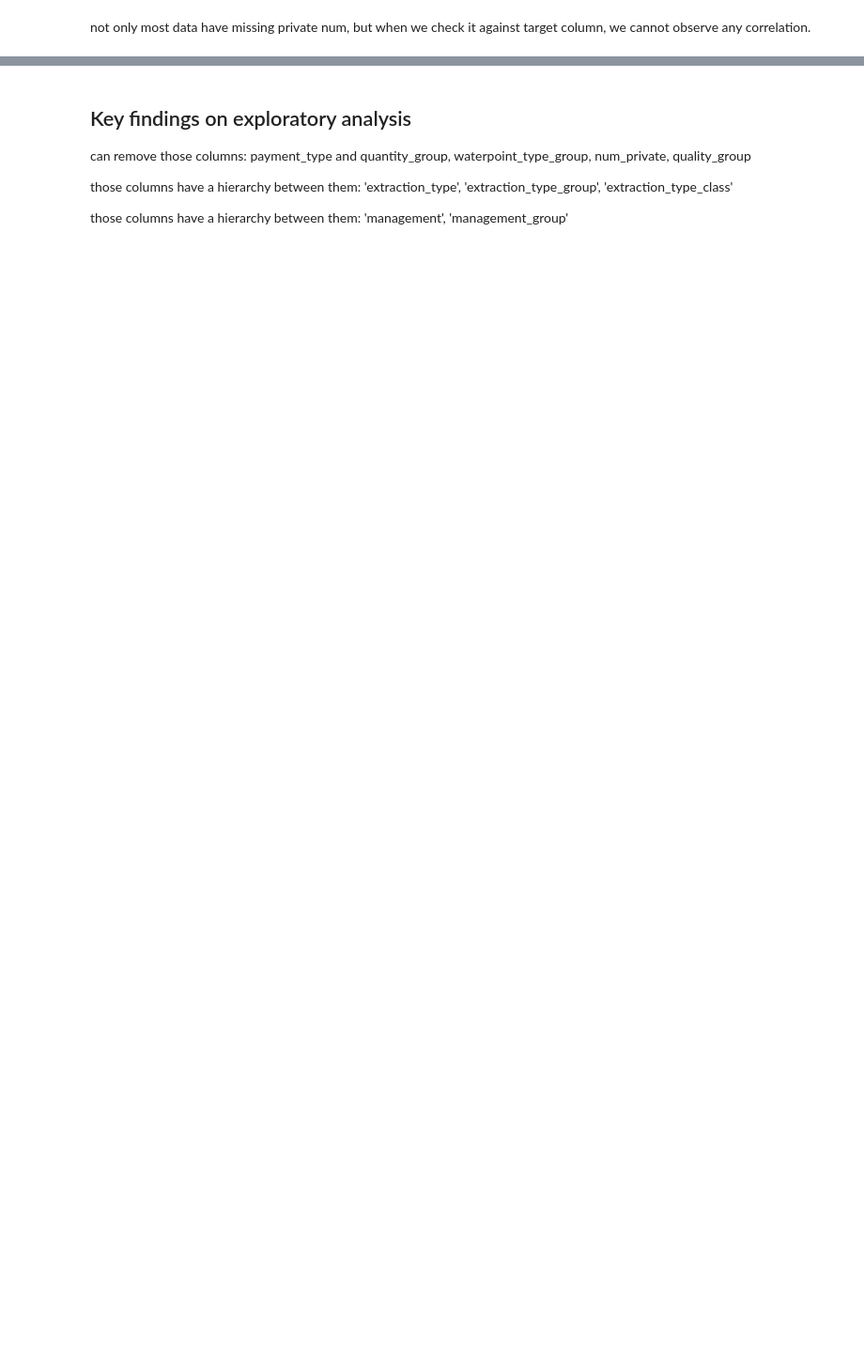
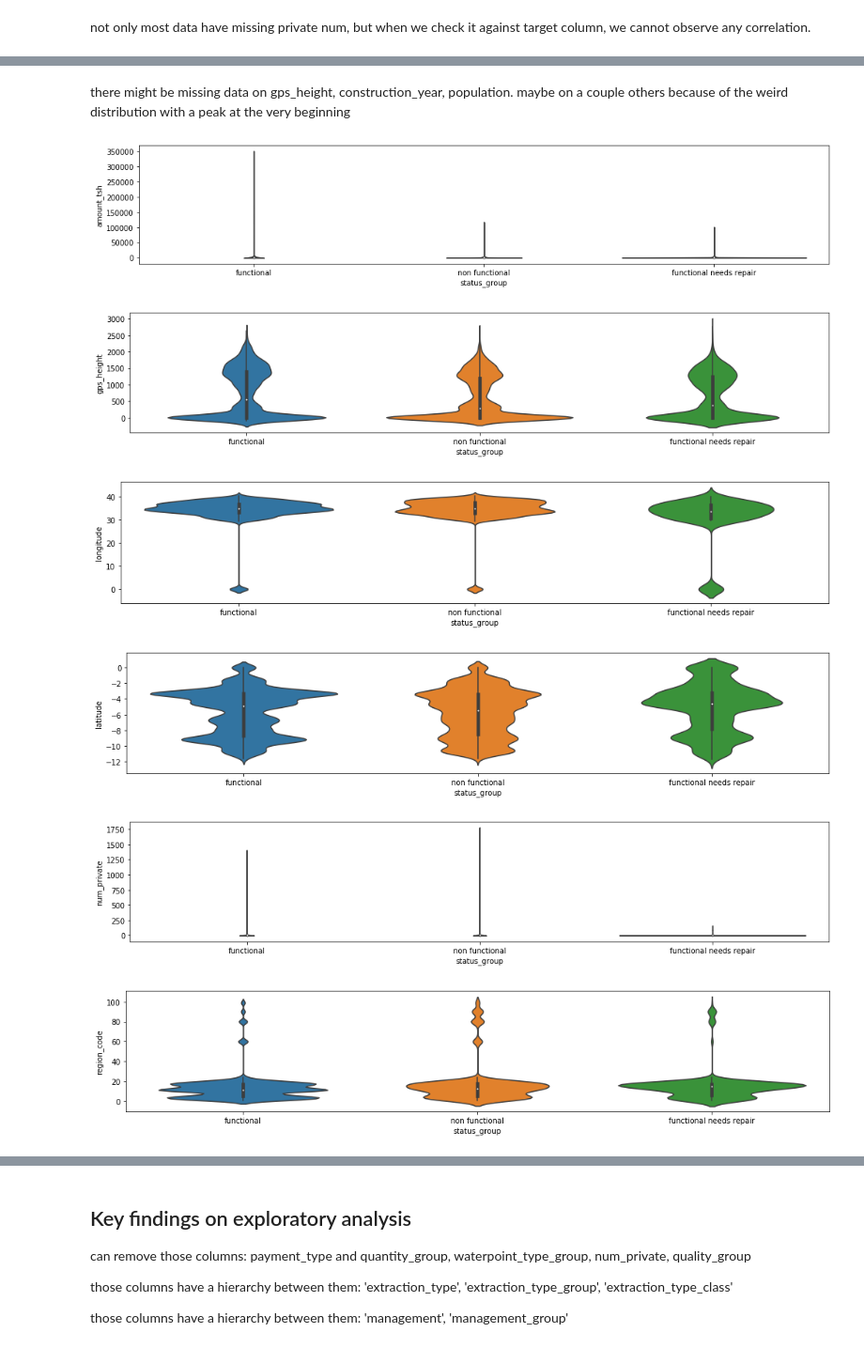
Before and after one commit to machine-learning-study-group/pump-it-up, a Jupyter notebook: exploratory_data_analysis.ipynb, the cells around one changed output, grey strips where cells are left out. Shown at 94% size. Saved outputs shown, nothing was run; the diff lists cells and outputs as text; code cells hidden in the pictures; blank space fills up the shorter version.

```diff
--- a/exploratory_data_analysis.ipynb
+++ b/exploratory_data_analysis.ipynb
@@ -330,0 +402,16 @@ not only most data have missing private num, but when we check it against target
+# %% [markdown]
+there might be missing data on gps_height, construction_year, population.
+maybe on a couple others because of the weird distribution with a peak at the very beginning
+# %%
+plot_index=1
+max_plots=4
+for column in df.select_dtypes('number').columns:
+    sns.violinplot(x='status_group',y=column,data=df);
+    plt.show()
+# %% [output]
+[figure, added]
+[figure, added]
+[figure, added]
+[figure, added]
+[figure, added]
+[figure, added]
```
Also changed, not shown: parts of 31 cells of this notebook.
